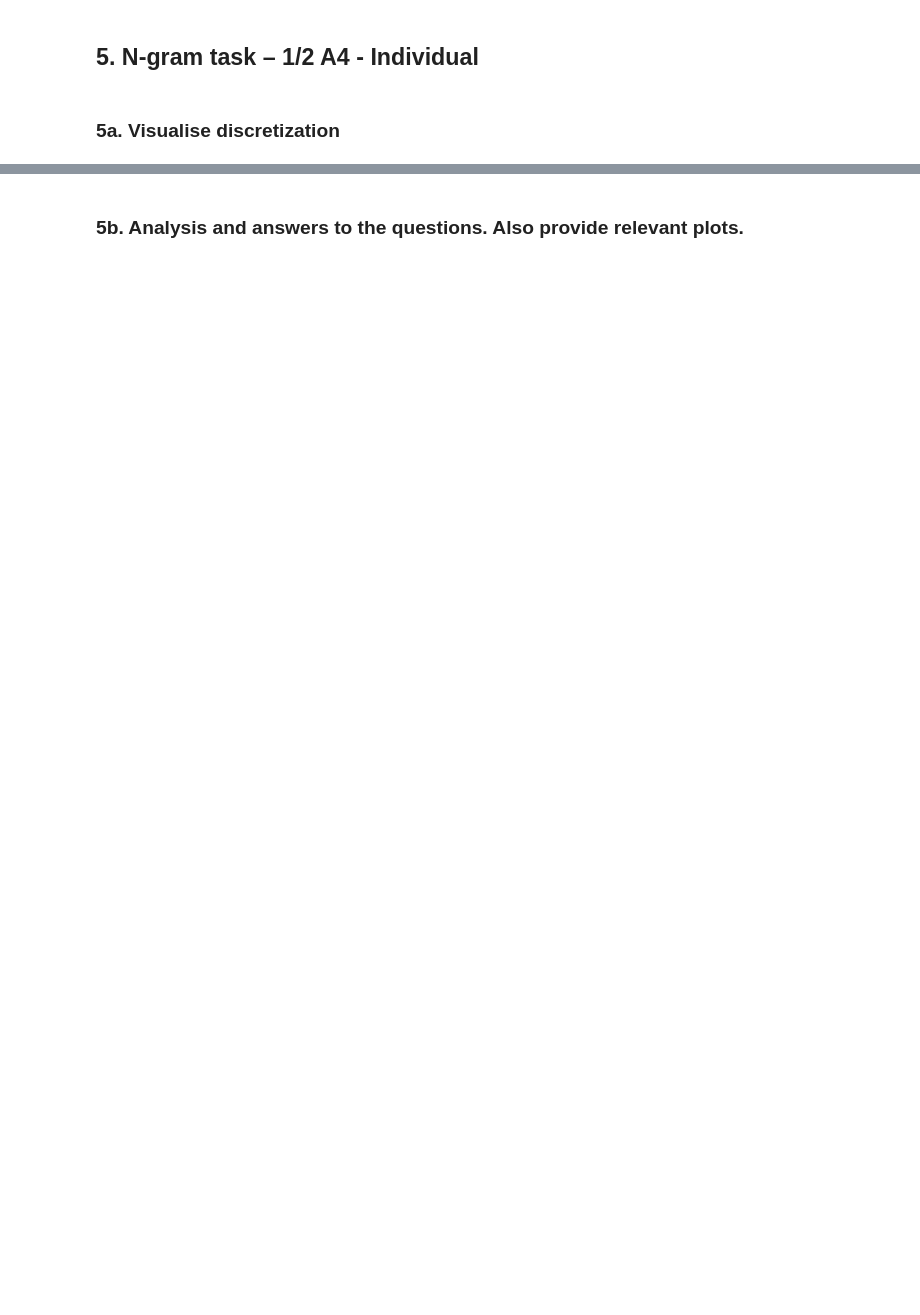
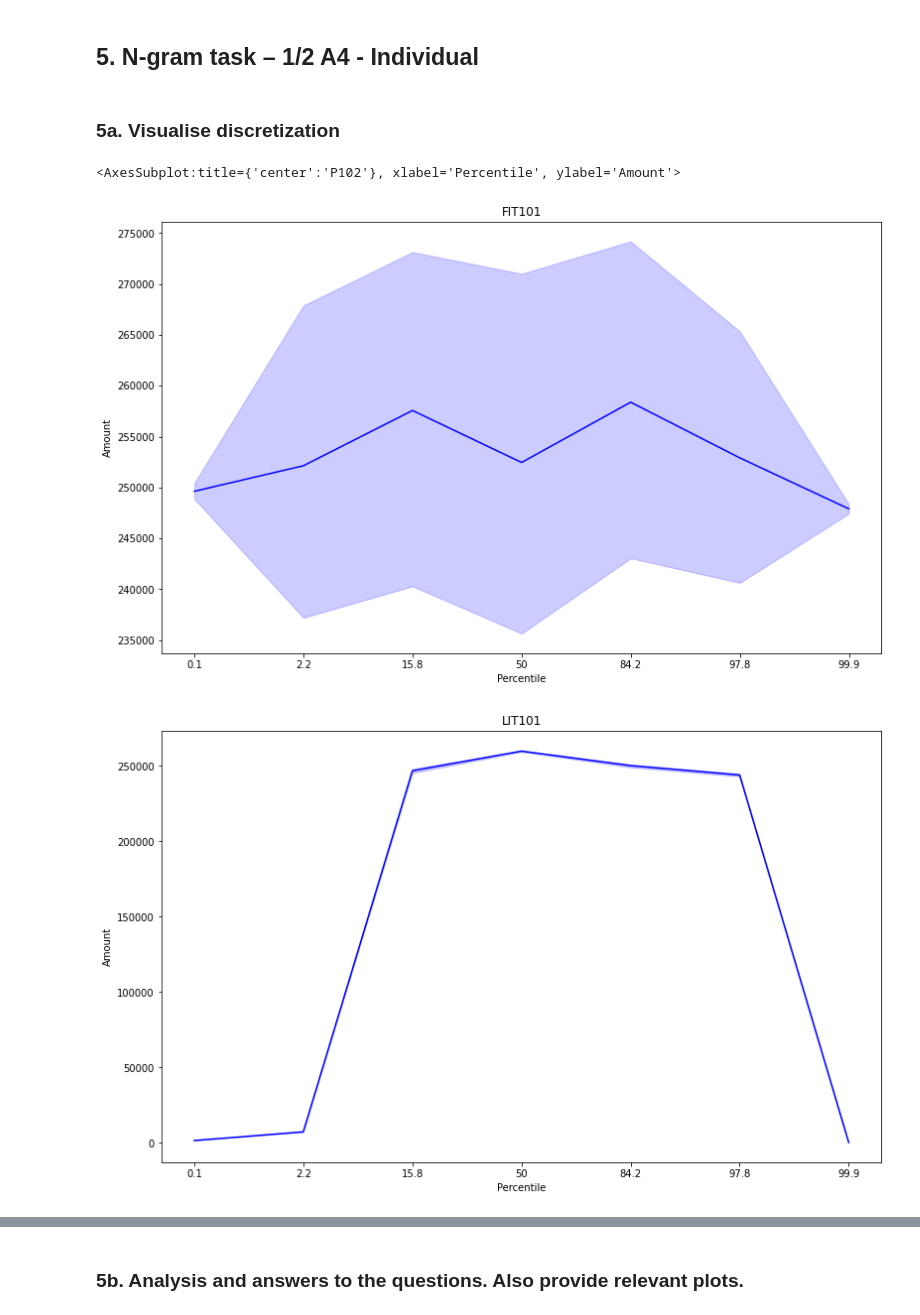
Before and after one commit to mvanmeerten/CDA, a Jupyter notebook: Lab2-group33/Lab2_CPA_NGRAM.ipynb, the cells around one changed output, grey strips where cells are left out. Cells and saved outputs as stored; diff of their text form; code cells hidden in the pictures; blank space fills up the shorter version.

```diff
--- a/Lab2-group33/Lab2_CPA_NGRAM.ipynb
+++ b/Lab2-group33/Lab2_CPA_NGRAM.ipynb
@@ -96,3 +127,38 @@ Residual:  [[-6.81779966e-10 -7.30437932e-12]
 ## 5. N-gram task – 1/2 A4 - Individual
 # %% [markdown]
 ### 5a. Visualise discretization
+# %%
+from statsmodels.graphics.tsaplots import plot_acf
+from statsmodels.graphics.tsaplots import plot_pacf
+
+def plot_series(x, y, title='time series'):
+    fig, ax = plt.subplots()
+    fig.set_figheight(8)
+    fig.set_figwidth(13)
+
+    sns.lineplot(x=x, y=y, color="blue")
+
+    ax.set_title(title)
+    ax.set_xlabel("Percentile")
+    ax.set_ylabel("Amount")
+    plt.plot()
+    return ax
+
+df['bucket']=pd.cut(df['FIT101'], 7, labels=['0.1','2.2','15.8','50','84.2', '97.8', '99.9'])
+plot_series(df['bucket'], df['bucket'].index, 'FIT101')
+
+df['bucket']=pd.cut(df['LIT101'], 7, labels=['0.1','2.2','15.8','50','84.2', '97.8', '99.9'])
+plot_series(df['bucket'], df['bucket'].index, 'LIT101')
+
+df['bucket']=pd.cut(df['MV101'], 7, labels=['0.1','2.2','15.8','50','84.2', '97.8', '99.9'])
+plot_series(df['bucket'], df['bucket'].index, 'MV101')
+
+df['bucket']=pd.cut(df['P101'], 7, labels=['0.1','2.2','15.8','50','84.2', '97.8', '99.9'])
+plot_series(df['bucket'], df['bucket'].index, 'P101')
+
+df['bucket']=pd.cut(df['P102'], 7, labels=['0.1','2.2','15.8','50','84.2', '97.8', '99.9'])
+plot_series(df['bucket'], df['bucket'].index, 'P102')
+# %% [output]
+<AxesSubplot:title={'center':'P102'}, xlabel='Percentile', ylabel='Amount'>
+[figure, added]
+[figure, added]
```
Also changed, not shown: parts of 3 cells of this notebook.
